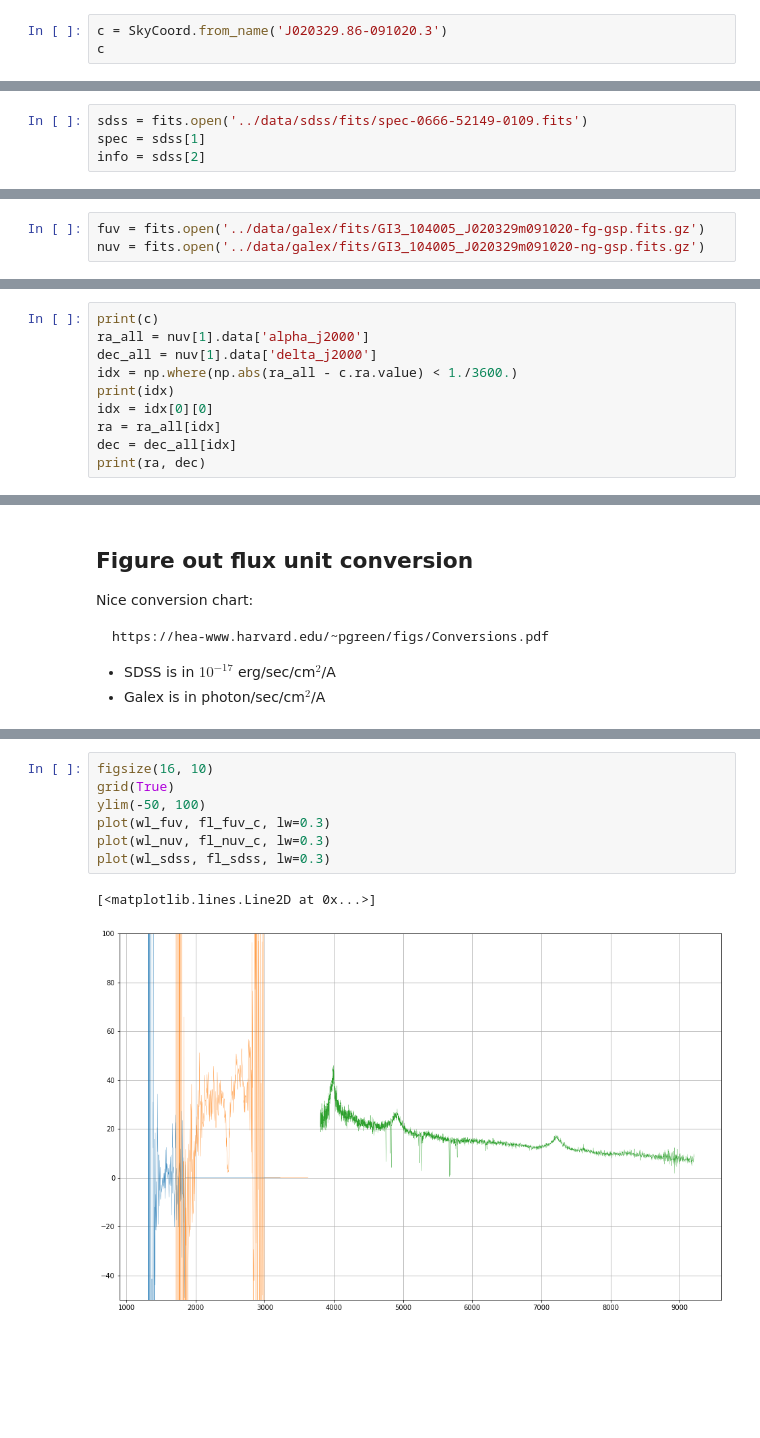
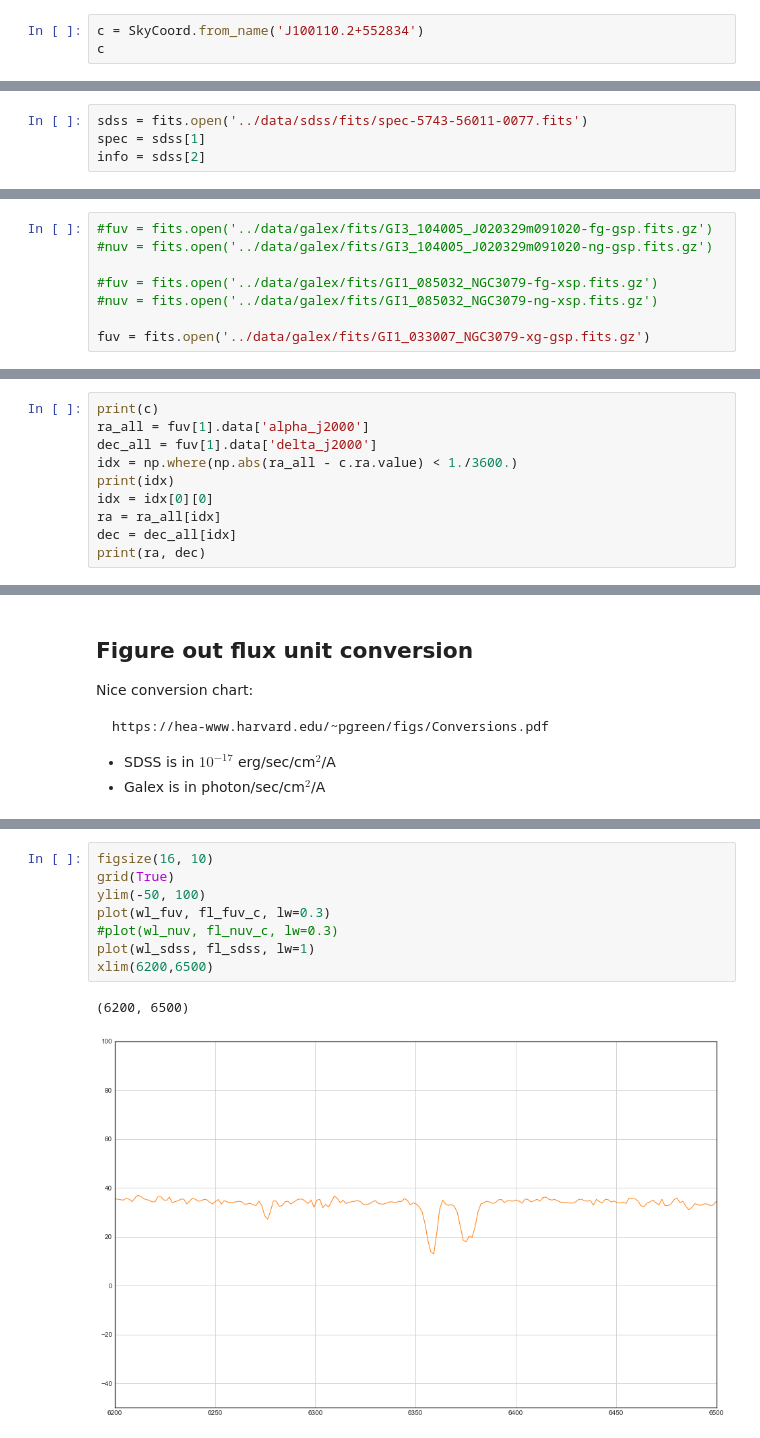
Before and after one commit to dobos/sdss_galex_lls, a Jupyter notebook: py/explore.ipynb, the cells around one changed output, grey strips where cells are left out. Cells and saved outputs as stored; diff of their text form; blank space fills up the shorter version.

```diff
--- a/py/explore.ipynb
+++ b/py/explore.ipynb
@@ -67,7 +79,7 @@ Populating the interactive namespace from numpy and matplotlib
 # %% [markdown]
 ## Coordinate conversion
 # %%
-c = SkyCoord.from_name('J020329.86-091020.3')
+c = SkyCoord.from_name('J100110.2+552834')
 c
 # %% [output]
 <SkyCoord (ICRS): (ra, dec) in deg
@@ -77,7 +89,7 @@ c
 
 Note, that these are sky-subtracted but not corrected for foreground extinction.
 # %%
-sdss = fits.open('../data/sdss/fits/spec-0666-52149-0109.fits')
+sdss = fits.open('../data/sdss/fits/spec-5743-56011-0077.fits')
 spec = sdss[1]
 info = sdss[2]
 # %%
@@ -93,5 +106,10 @@ plot(wl_sdss, fl_sdss, lw=0.5)
 # %% [markdown]
 # Load and plot a Galex spectrum
 # %%
-fuv = fits.open('../data/galex/fits/GI3_104005_J020329m091020-fg-gsp.fits.gz')
-nuv = fits.open('../data/galex/fits/GI3_104005_J020329m091020-ng-gsp.fits.gz')
+#fuv = fits.open('../data/galex/fits/GI3_104005_J020329m091020-fg-gsp.fits.gz')
+#nuv = fits.open('../data/galex/fits/GI3_104005_J020329m091020-ng-gsp.fits.gz')
+
+#fuv = fits.open('../data/galex/fits/GI1_085032_NGC3079-fg-xsp.fits.gz')
+#nuv = fits.open('../data/galex/fits/GI1_085032_NGC3079-ng-xsp.fits.gz')
+
+fuv = fits.open('../data/galex/fits/GI1_033007_NGC3079-xg-gsp.fits.gz')
@@ -99,8 +137,8 @@ nuv = fits.open('../data/galex/fits/GI3_104005_J020329m091020-ng-gsp.fits.gz')
 ## Find closest object
 # %%
 print(c)
-ra_all = nuv[1].data['alpha_j2000']
-dec_all = nuv[1].data['delta_j2000']
+ra_all = fuv[1].data['alpha_j2000']
+dec_all = fuv[1].data['delta_j2000']
 idx = np.where(np.abs(ra_all - c.ra.value) < 1./3600.)
 print(idx)
 idx = idx[0][0]
@@ -155,10 +193,11 @@ fl_fuv_c = 1.99e-8 * 1e17 * fl_fuv / wl_fuv
 # %%
 figsize(16, 10)
 grid(True)
 ylim(-50, 100)
 plot(wl_fuv, fl_fuv_c, lw=0.3)
-plot(wl_nuv, fl_nuv_c, lw=0.3)
-plot(wl_sdss, fl_sdss, lw=0.3)
+#plot(wl_nuv, fl_nuv_c, lw=0.3)
+plot(wl_sdss, fl_sdss, lw=1)
+xlim(6200,6500)
 # %% [output]
-[<matplotlib.lines.Line2D at 0x...>]
+(6200, 6500)
-[figure, old version]
+[figure, new version]
```
Also changed, not shown: parts of 15 cells of this notebook, 8 other files.
